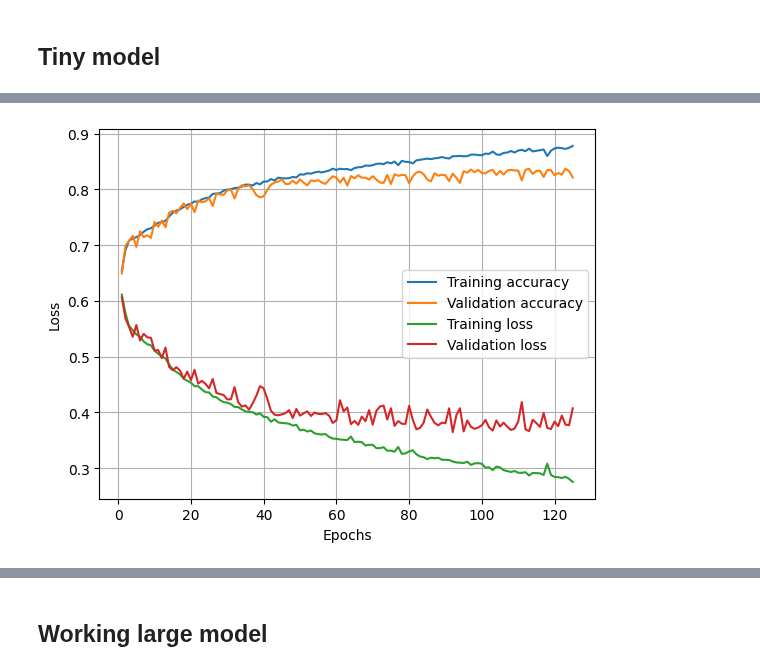
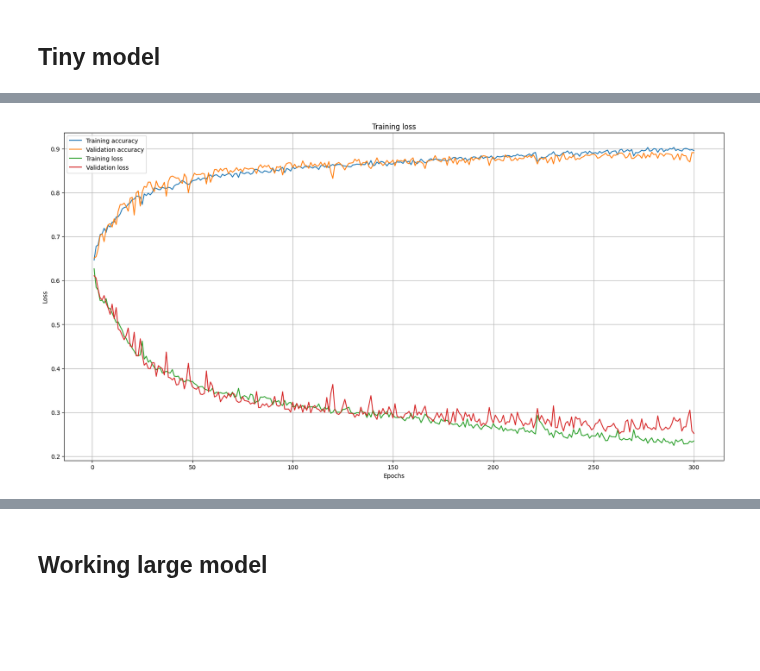
Before and after one commit to Dinuka-1999/BraiNeoCare, a Jupyter notebook: ML_code.ipynb, the cells around one changed output, grey strips where cells are left out. Drawn from its saved outputs; the diff is of its cells as text; code cells hidden in the pictures; blank space fills up the shorter version.

Commit message:
normalized data/re-trained the model

```diff
--- a/ML_code.ipynb
+++ b/ML_code.ipynb
@@ -19,20 +29,20 @@ y_test=np.load('../BraiNeoCare/Datasets/balanced_y_test_common_4s.npy', mmap_mod
 np.random.seed(42)
 train_indices = np.arange(x_train.shape[0])
 np.random.shuffle(train_indices)
-x_train = x_train[train_indices].reshape(x_train.shape[0],1024,12)
+x_train = x_train[train_indices].reshape(x_train.shape[0],256,12)
 y_train = y_train[train_indices]
 test_indices = np.arange(x_test.shape[0])
 np.random.shuffle(test_indices)
-x_test = x_test[test_indices].reshape(x_test.shape[0],1024,12)
+x_test = x_test[test_indices].reshape(x_test.shape[0],256,12)
 y_test = y_test[test_indices]
 # %%
-x_train=x_train*(10**5)
-x_test=x_test*(10**5)
+# x_train=x_train*(10**5)
+# x_test=x_test*(10**5)
 # %% [markdown]
 ## Tiny model
 # %%
-'''For 4s partitions I used dropout=0.5, and learning rate=0.001, and weight decay=0.0001. Saved model is model1_for_4s.keras was taken
-after 125 epoch with batch size=64'''
+'''For 4s partitions I used dropout=0.2, and learning rate=0.002, and weight decay=0.00015. Saved model is model1_for_4s.keras was taken
+after 300 epoch with batch size=128'''
 
 '''For 1s partitions I used dropout=0.2, and used just 'adam'. Saved model is model1_for_1s.keras was taken
 after 125 epoch with batch size=128'''
@@ -42,18 +52,23 @@ x=layers.Conv1D(32,3,padding="same",activation='swish')(Input)
 y=layers.Conv1D(32,5,padding='same',activation='swish')(Input)
 a=layers.add([x,y])
 x=layers.MaxPooling1D(4)(a)
+x=layers.SpatialDropout1D(0.2)(x)
 x=layers.Conv1D(64,3,padding="same",activation='swish')(x)
 x=layers.GlobalAveragePooling1D()(x)
+x=layers.Dense(32,activation='swish')(x) #comment this for 4s partitions
 x=layers.Dense(16,activation='swish')(x)
 x=layers.Dropout(0.2)(x)
 x=layers.Dense(1,activation='sigmoid')(x)
+
 model1=keras.Model(inputs=Input,outputs=x)
 
-# optimizer=keras.optimizers.Adam(learning_rate=0.001,weight_decay=0.0001)
+optimizer=keras.optimizers.Adam(learning_rate=0.005,weight_decay=0.015)
+
+
 
 F1 = keras.metrics.FBetaScore()
-AUROC = tf.keras.metrics.AUC(curve='ROC', name = 'AUROC')
-AUPRC = tf.keras.metrics.AUC(curve='PR', name = 'AUPRC')
-model1.compile(optimizer='adam',loss='binary_crossentropy',metrics=['accuracy', F1, AUROC, AUPRC])
+AUROC = keras.metrics.AUC(curve='ROC', name = 'AUROC')
+AUPRC = keras.metrics.AUC(curve='PR', name = 'AUPRC')
+model1.compile(optimizer=optimizer,loss='binary_crossentropy',metrics=['accuracy', F1, AUROC, AUPRC])
 # %%
 model1.summary()
@@ -78,4 +75,4 @@ ________________________________________________________________________________
 # %%
 early_stopping = EarlyStopping(monitor='val_accuracy', patience=10, mode='max')
 
-history=model1.fit(x_train,y_train,epochs=125,batch_size=128,validation_data=(x_test,y_test))
+history=model1.fit(x_train,y_train,epochs=300,batch_size=256,validation_data=(x_test,y_test))
@@ -100,23 +104,23 @@ Epoch 125/125
 # %%
-# Plot the training and validation loss and accuracy for each epoch for 1s partitions
+# Plot the training and validation loss and accuracy for each epoch for 4s partitions
 
 training_accuracy = history.history['accuracy']
 val_accuracy=history.history['val_accuracy']
 training_loss = history.history['loss']
 val_loss=history.history['val_loss']
 epochs = range(1, len(training_accuracy) + 1)
 
 # Plot training loss against epochs
-# plt.figure(figsize=(20, 10))
+plt.figure(figsize=(20, 10))
 plt.plot(epochs, training_accuracy, label='Training accuracy')
 plt.plot(epochs, val_accuracy, label='Validation accuracy')
 plt.plot(epochs, training_loss, label='Training loss')
 plt.plot(epochs, val_loss, label='Validation loss')
 plt.grid()
-# plt.title('Training loss')
+plt.title('Training loss')
 plt.xlabel('Epochs')
 plt.ylabel('Loss')
 plt.legend()
 plt.show()
 # %% [output]
-[figure, old version]
+[figure, new version]
```
Also changed, not shown: parts of 14 cells of this notebook.
